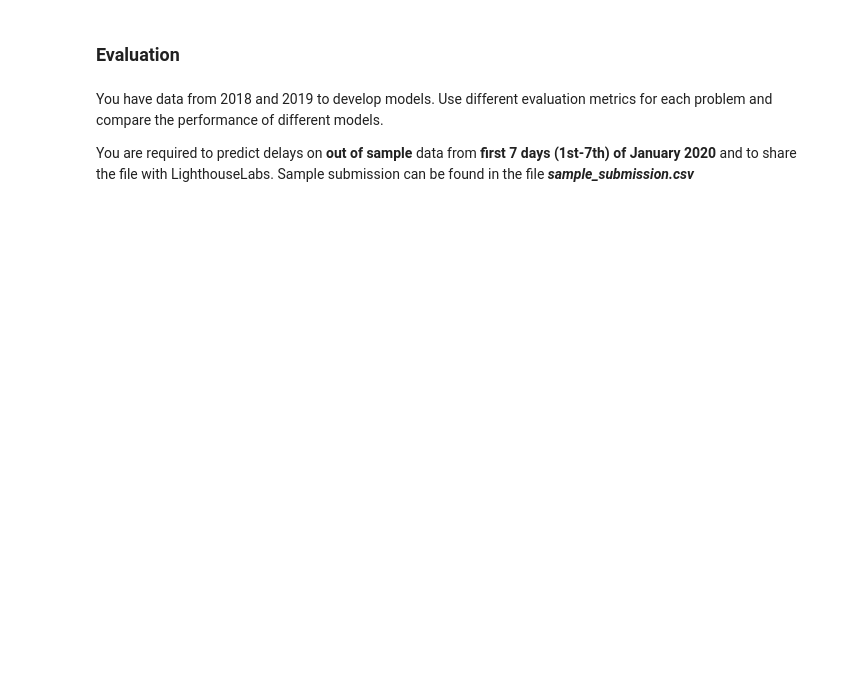
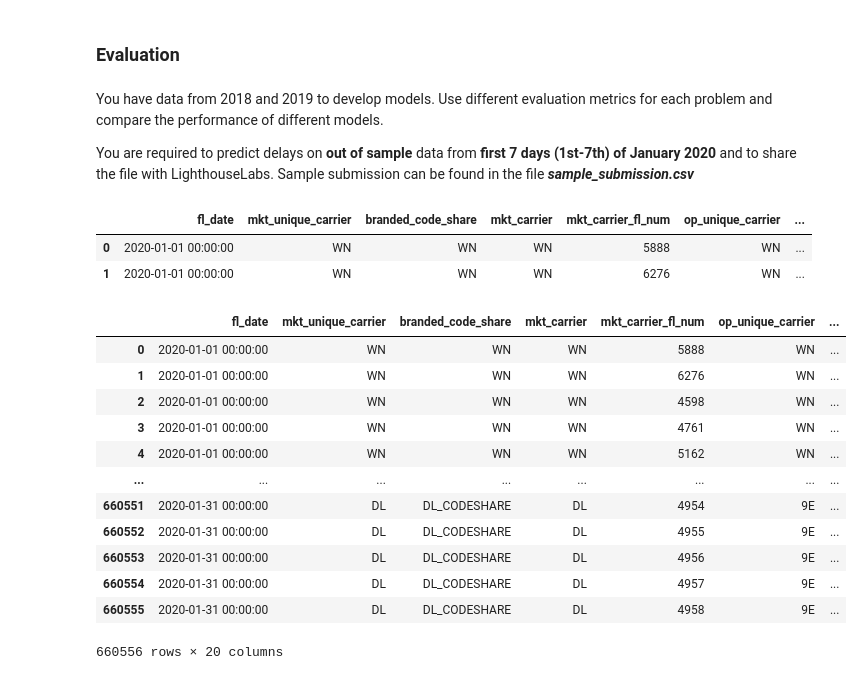
Before and after one commit to KaminiNayyar/mid-term-project-I, a Jupyter notebook: modeling.ipynb, the cells around one changed output. Drawn from its saved outputs; the diff is of its cells as text; code cells hidden in the pictures; blank space fills up the shorter version.

```diff
--- a/modeling.ipynb
+++ b/modeling.ipynb
@@ -330,3 +400,26 @@ plt.show()
 You have data from 2018 and 2019 to develop models. Use different evaluation metrics for each problem and compare the performance of different models.
 
 You are required to predict delays on **out of sample** data from **first 7 days (1st-7th) of January 2020** and to share the file with LighthouseLabs. Sample submission can be found in the file **_sample_submission.csv_**
+# %%
+fl_test_eval = pd.read_csv('/Users/kamininayyar/flightstest3')
+fl_test_eval.head(2)
+# %% [output]
+|  | fl_date | mkt_unique_carrier | branded_code_share | mkt_carrier | mkt_carrier_fl_num | op_unique_carrier | ... |
+| 0 | 2020-01-01 00:00:00 | WN | WN | WN | 5888 | WN | ... |
+| 1 | 2020-01-01 00:00:00 | WN | WN | WN | 6276 | WN | ... |
+# %%
+fl_test_eval
+# %% [output]
+|  | fl_date | mkt_unique_carrier | branded_code_share | mkt_carrier | mkt_carrier_fl_num | op_unique_carrier | ... |
+| 0 | 2020-01-01 00:00:00 | WN | WN | WN | 5888 | WN | ... |
+| 1 | 2020-01-01 00:00:00 | WN | WN | WN | 6276 | WN | ... |
+| 2 | 2020-01-01 00:00:00 | WN | WN | WN | 4598 | WN | ... |
+| 3 | 2020-01-01 00:00:00 | WN | WN | WN | 4761 | WN | ... |
+| 4 | 2020-01-01 00:00:00 | WN | WN | WN | 5162 | WN | ... |
+| ... | ... | ... | ... | ... | ... | ... | ... |
+| 660551 | 2020-01-31 00:00:00 | DL | DL_CODESHARE | DL | 4954 | 9E | ... |
+| 660552 | 2020-01-31 00:00:00 | DL | DL_CODESHARE | DL | 4955 | 9E | ... |
+| 660553 | 2020-01-31 00:00:00 | DL | DL_CODESHARE | DL | 4956 | 9E | ... |
+| 660554 | 2020-01-31 00:00:00 | DL | DL_CODESHARE | DL | 4957 | 9E | ... |
+| 660555 | 2020-01-31 00:00:00 | DL | DL_CODESHARE | DL | 4958 | 9E | ... |
+660556 rows × 20 columns
```
Also changed, not shown: parts of 31 cells of this notebook, 2 other files.
